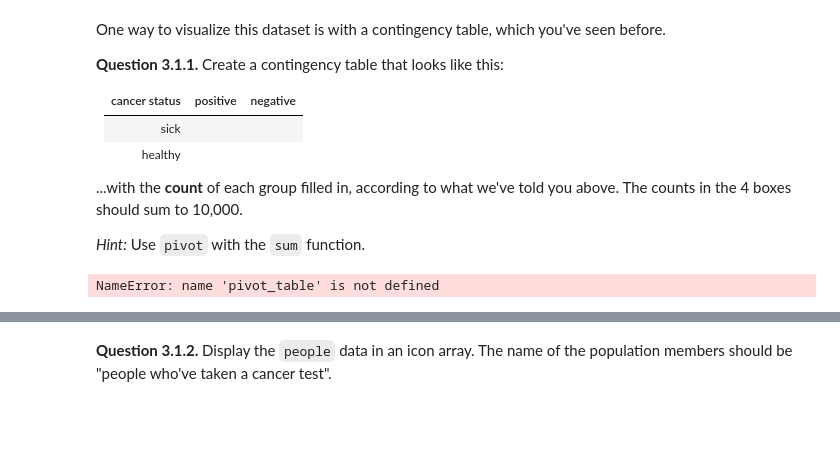
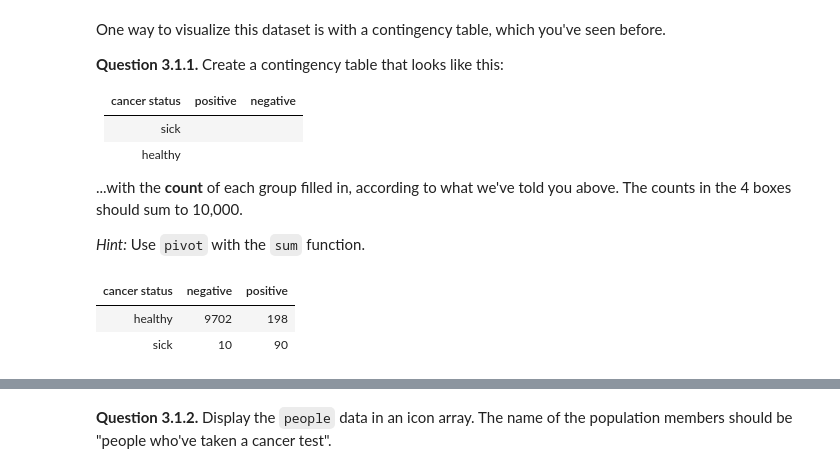
Before and after one commit to data-8/data8assets, a Jupyter notebook: labs/lab14/lab14.ipynb, the cells around one changed output, grey strips where cells are left out. Cells and saved outputs as stored; diff of their text form; code cells hidden in the pictures; blank space fills up the shorter version.

```diff
--- a/labs/lab14/lab14.ipynb
+++ b/labs/lab14/lab14.ipynb
@@ -314,18 +334,13 @@ One way to visualize this dataset is with a contingency table, which you've seen
 ...with the **count** of each group filled in, according to what we've told you above.  The counts in the 4 boxes should sum to 10,000.
 
 *Hint:* Use `pivot` with the `sum` function.
-# %%
-# cancer = Table().with_columns(["cancer status", people.group(0).column(0),
-#                                "positive", people.where("test status","positive" ).column(2),
-#                                 "negative",  people.where("test status","negative" ).column(2)])
-
-# cancer
-import pandas as pd
-import numpy as np
-table = pivot_table(peope, rows=['cancer status', 'positive', 'negative'],\
-                    cols=['sick','healthy'], aggfunc=np.sum)
-# %% [output]
-NameError: name 'pivot_table' is not defined
+# %%
+cancer = people.pivot('test status', "cancer status", "count", sum)
+cancer
+# %% [output]
+| cancer status | negative | positive |
+| healthy | 9702 | 198 |
+| sick | 10 | 90 |
 # %%
 _ = lab14.grade("q311")
 # %% [output]
```
Also changed, not shown: parts of 17 cells of this notebook.
